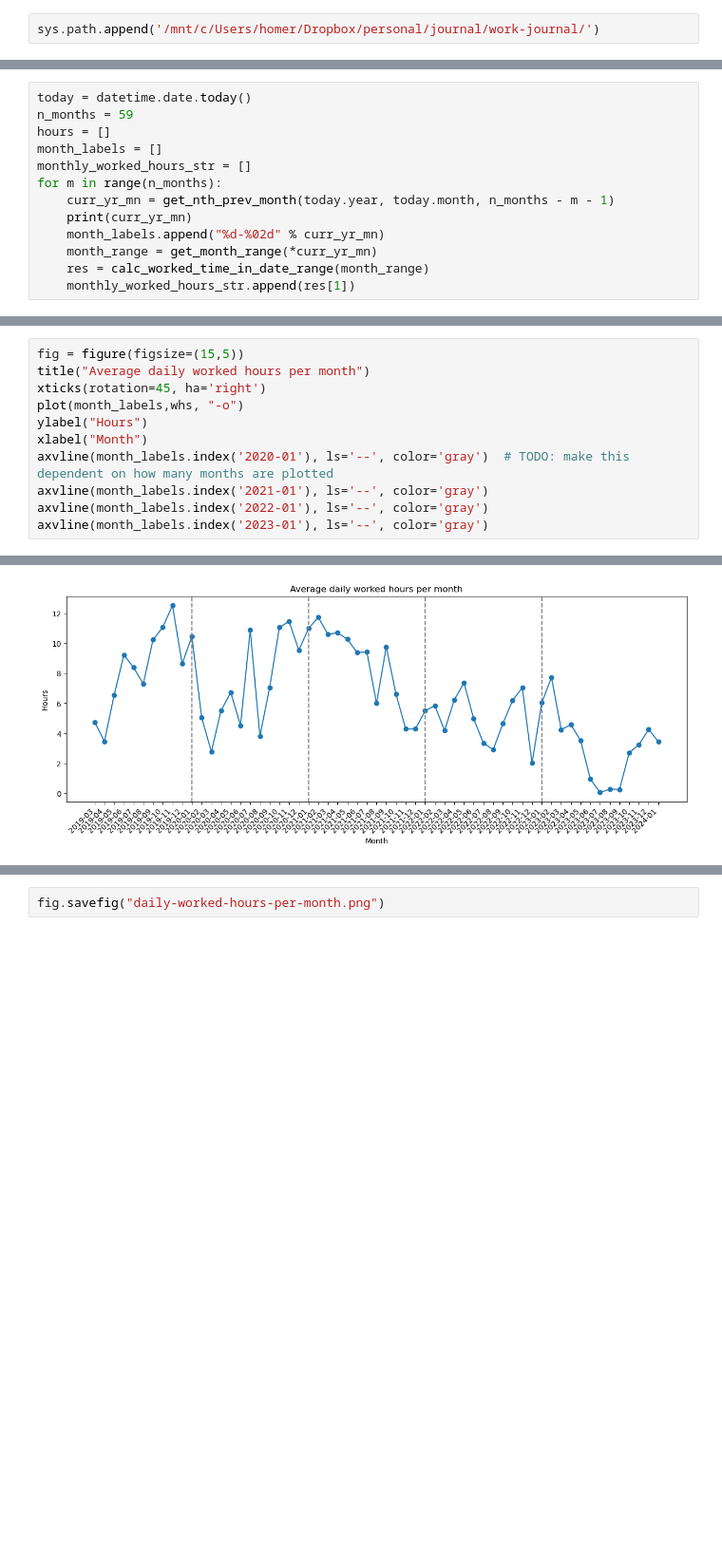
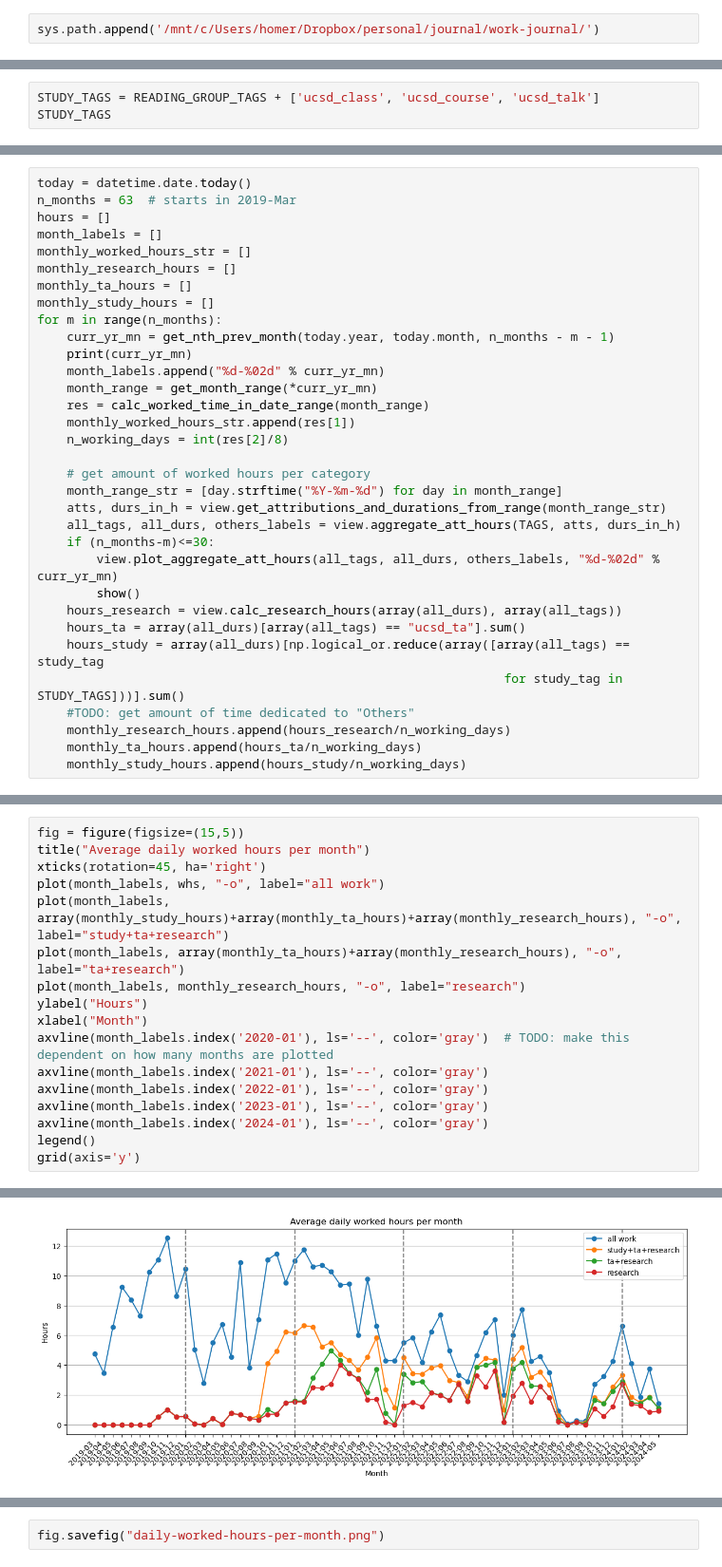
Before and after one commit to homerobse/work-journal, a Jupyter notebook: work-hours-analysis.ipynb, the cells around one changed output, grey strips where cells are left out. Shown at 95% size. Drawn from its saved outputs; the diff is of its cells as text; blank space fills up the shorter version.

Commit message:
Improved analysis of worked hours across several months, separating by category

```diff
--- a/work-hours-analysis.ipynb
+++ b/work-hours-analysis.ipynb
@@ -9,0 +15,3 @@ from view import get_nth_prev_month, get_month_range, calc_worked_time_in_date_r
+# %%
+STUDY_TAGS = READING_GROUP_TAGS + ['ucsd_class', 'ucsd_course', 'ucsd_talk']
+STUDY_TAGS
@@ -10,9 +65,12 @@ from view import get_nth_prev_month, get_month_range, calc_worked_time_in_date_r
 # %%
 today = datetime.date.today()
-n_months = 59
+n_months = 63  # starts in 2019-Mar
 hours = []
 month_labels = []
 monthly_worked_hours_str = []
+monthly_research_hours = []
+monthly_ta_hours = []
+monthly_study_hours = []
 for m in range(n_months):
     curr_yr_mn = get_nth_prev_month(today.year, today.month, n_months - m - 1)
     print(curr_yr_mn)
@@ -20,3 +78,20 @@ for m in range(n_months):
     month_range = get_month_range(*curr_yr_mn)
     res = calc_worked_time_in_date_range(month_range)
     monthly_worked_hours_str.append(res[1])
+    n_working_days = int(res[2]/8)
+
+    # get amount of worked hours per category
+    month_range_str = [day.strftime("%Y-%m-%d") for day in month_range]
+    atts, durs_in_h = view.get_attributions_and_durations_from_range(month_range_str)
+    all_tags, all_durs, others_labels = view.aggregate_att_hours(TAGS, atts, durs_in_h)
+    if (n_months-m)<=30:
+        view.plot_aggregate_att_hours(all_tags, all_durs, others_labels, "%d-%02d" % curr_yr_mn)
+        show()
+    hours_research = view.calc_research_hours(array(all_durs), array(all_tags))
+    hours_ta = array(all_durs)[array(all_tags) == "ucsd_ta"].sum()
+    hours_study = array(all_durs)[np.logical_or.reduce(array([array(all_tags) == study_tag
+                                                               for study_tag in STUDY_TAGS]))].sum()
+    #TODO: get amount of time dedicated to "Others"
+    monthly_research_hours.append(hours_research/n_working_days)
+    monthly_ta_hours.append(hours_ta/n_working_days)
+    monthly_study_hours.append(hours_study/n_working_days)
@@ -47,11 +152,17 @@ array([ 4.75      ,  3.46666667,  6.55      ,  9.23333333,  8.38333333,
 fig = figure(figsize=(15,5))
 title("Average daily worked hours per month")
 xticks(rotation=45, ha='right')
-plot(month_labels,whs, "-o")
+plot(month_labels, whs, "-o", label="all work")
+plot(month_labels, array(monthly_study_hours)+array(monthly_ta_hours)+array(monthly_research_hours), "-o", label="study+ta+research")
+plot(month_labels, array(monthly_ta_hours)+array(monthly_research_hours), "-o", label="ta+research")
+plot(month_labels, monthly_research_hours, "-o", label="research")
 ylabel("Hours")
 xlabel("Month")
 axvline(month_labels.index('2020-01'), ls='--', color='gray')  # TODO: make this dependent on how many months are plotted
 axvline(month_labels.index('2021-01'), ls='--', color='gray')
 axvline(month_labels.index('2022-01'), ls='--', color='gray')
 axvline(month_labels.index('2023-01'), ls='--', color='gray')
+axvline(month_labels.index('2024-01'), ls='--', color='gray')
+legend()
+grid(axis='y')
 # %% [output]
@@ -59 +169 @@ axvline(month_labels.index('2023-01'), ls='--', color='gray')
-[figure, old version]
+[figure, new version]
```
Also changed, not shown: parts of 13 cells of this notebook.
